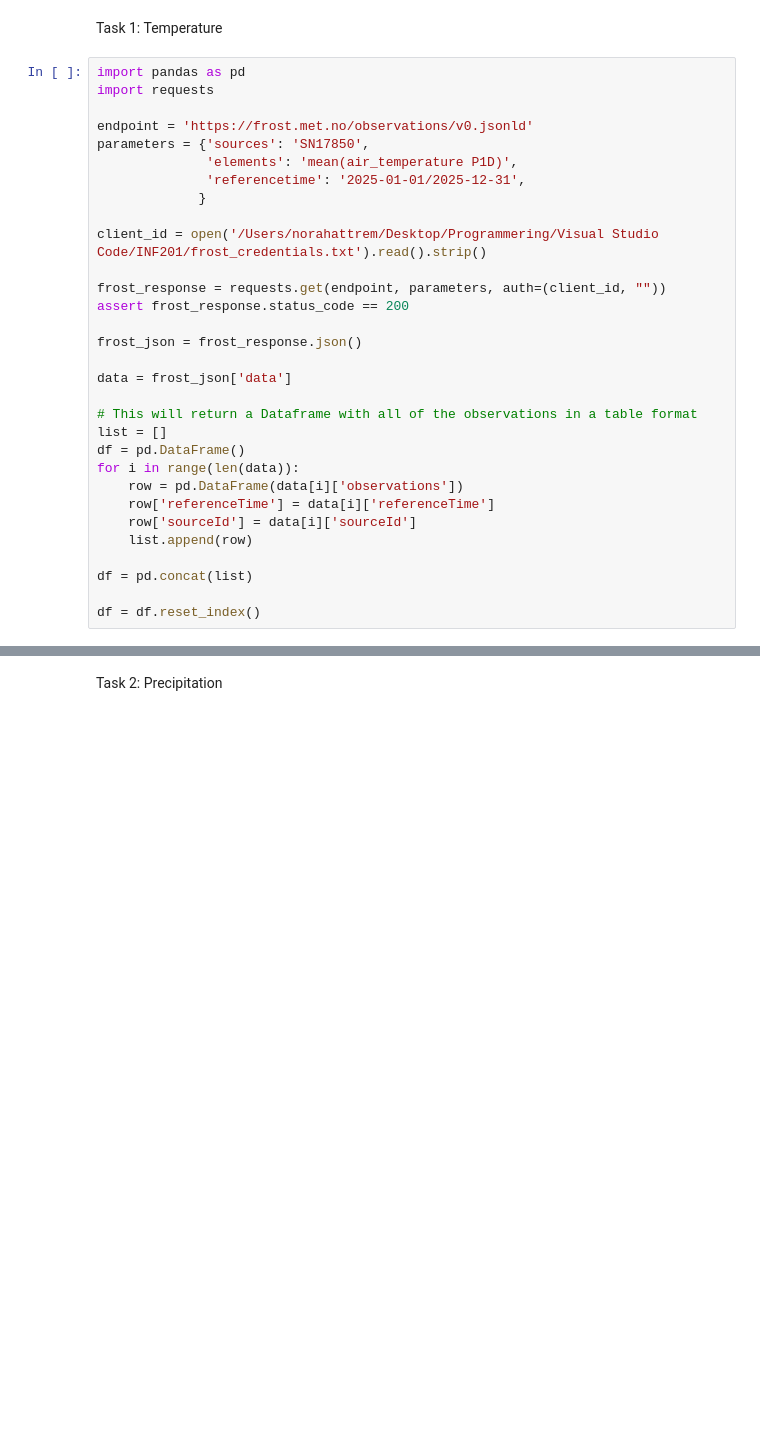
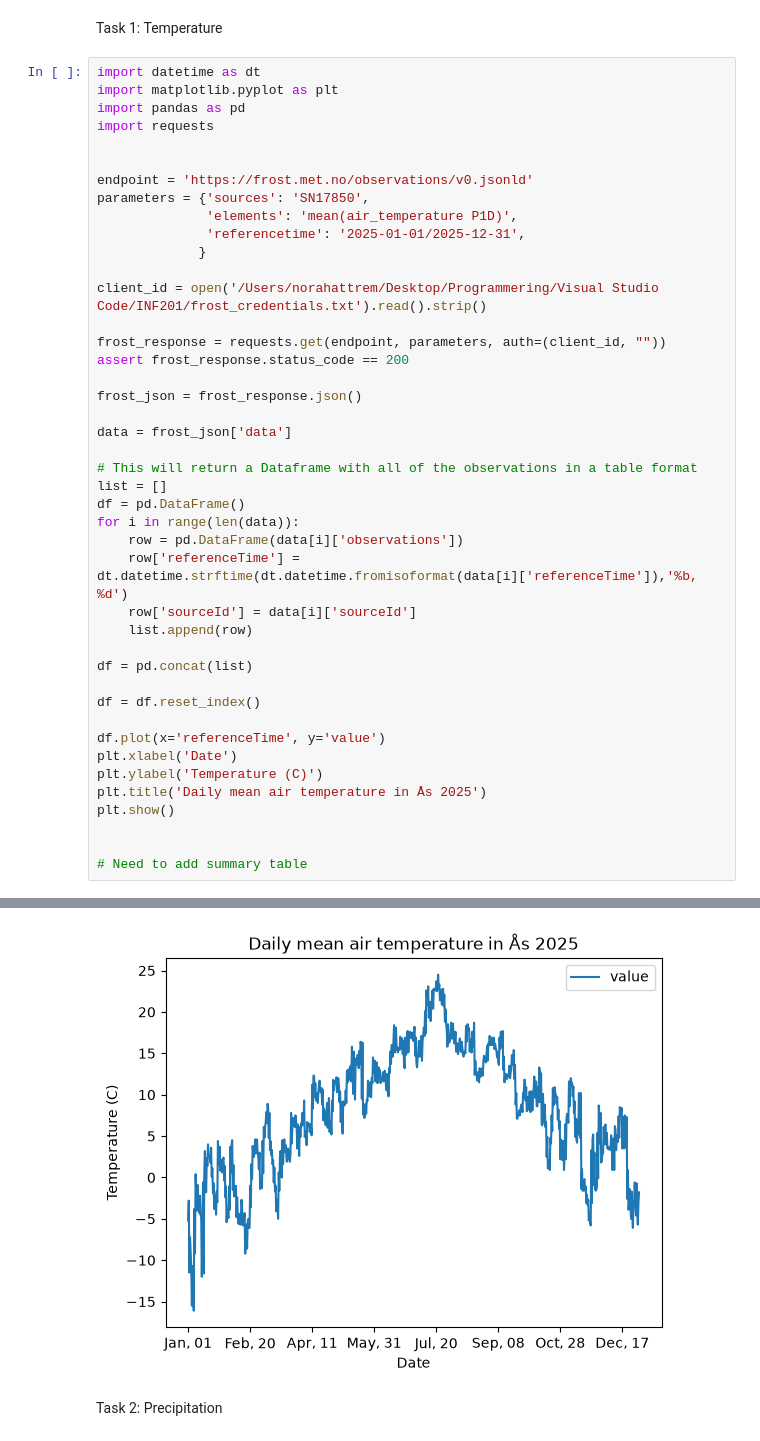
Before and after one commit to GoodDag/Deliverable_1, a Jupyter notebook: Deliverable_1.ipynb, the cells around one changed output, grey strips where cells are left out. Cells and saved outputs as stored; diff of their text form; blank space fills up the shorter version.

Commit message:
Added plot

```diff
--- a/Deliverable_1.ipynb
+++ b/Deliverable_1.ipynb
@@ -1,8 +1,11 @@
 # %% [markdown]
 Task 1: Temperature
 # %%
+import datetime as dt
+import matplotlib.pyplot as plt
 import pandas as pd
 import requests
+
 
 endpoint = 'https://frost.met.no/observations/v0.jsonld'
 parameters = {'sources': 'SN17850',
@@ -24,11 +27,20 @@ list = []
 df = pd.DataFrame()
 for i in range(len(data)):
     row = pd.DataFrame(data[i]['observations'])
-    row['referenceTime'] = data[i]['referenceTime']
+    row['referenceTime'] = dt.datetime.strftime(dt.datetime.fromisoformat(data[i]['referenceTime']),'%b, %d')
     row['sourceId'] = data[i]['sourceId']
     list.append(row)
 
 df = pd.concat(list)
 
 df = df.reset_index()
+
+df.plot(x='referenceTime', y='value')
+plt.xlabel('Date')
+plt.ylabel('Temperature (C)')
+plt.title('Daily mean air temperature in Ås 2025')
+plt.show()
+
+
+# Need to add summary table
 # %% [output]
@@ -36,3 +47,4 @@ df = df.reset_index()
+[figure, added]
 # %% [markdown]
 Task 2: Precipitation
 # %% [markdown]
```
Also changed, not shown: parts of 1 cell of this notebook.
